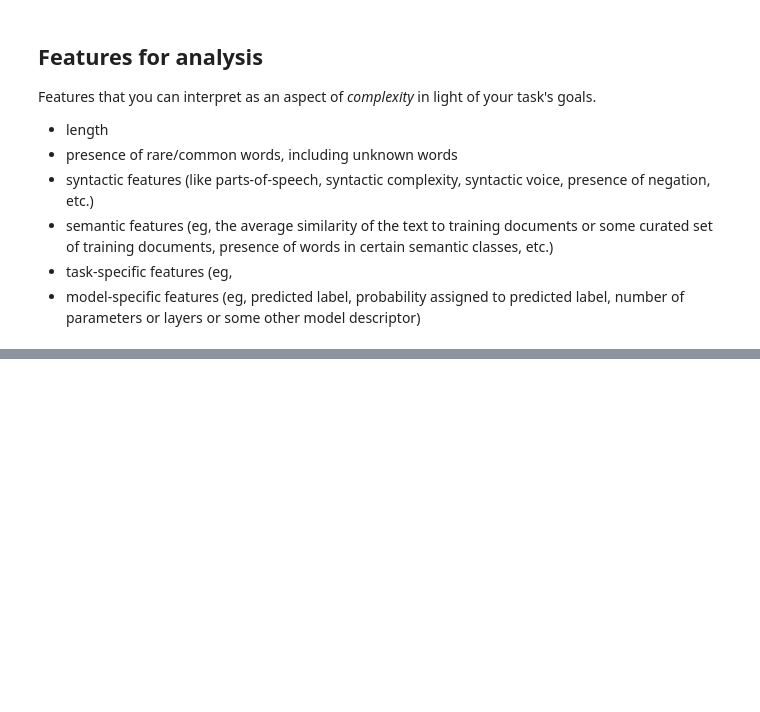
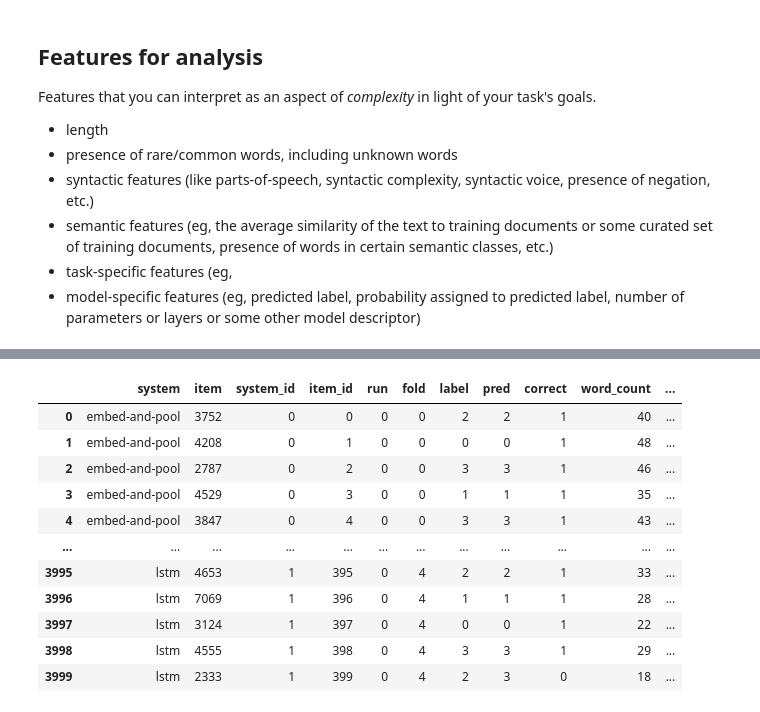
Before and after one commit to HeyeNl/nlp-project1, a Jupyter notebook: part2/project.ipynb, the cells around one changed output, grey strips where cells are left out. Saved outputs shown, nothing was run; the diff lists cells and outputs as text; code cells hidden in the pictures; blank space fills up the shorter version.

```diff
--- a/part2/project.ipynb
+++ b/part2/project.ipynb
@@ -506,0 +1056,88 @@ technology 179 (50,)
+# %%
+import pandas as pd
+
+table = []
+systems = dict()
+items = dict()
+
+# each model uses a certain tokenizer, and we don't want to accidentally use the wrong one
+name_to_tokenizer = {
+    'embed-and-pool': tokenizer_for_bow,
+    'lstm': tokenizer_for_rnn
+}
+
+for model_family, model_data in my_classifiers.items(): # for all our trained classifiers
+    for run, (seed, run_data) in enumerate(zip(my_seeds, model_data)):
+        # we get the devtest set that we kep aside for each run
+        # both texts and labels
+        run_texts = [text for text, label in my_test_sets[run]['devtest']]
+        run_labels = np.array([label for text, label in my_test_sets[run]['devtest']], dtype=int)
+
+        for fold in range(num_folds):
+            # load our model
+            trained_nn = part2.experiment.load(f"results/{model_family}/seed-{seed}/fold-{fold}/model", trained_emb_model)
+            # test it on the devtest
+            logprobs = part2.experiment.predict_logprobs(
+                trained_nn,
+                name_to_tokenizer[model_family],
+                run_texts,
+                64,
+                'cpu'
+            )
+            preds = np.argmax(logprobs, -1)
+
+            # then featurize the texts and compute the correctness flags
+            for i in range(len(preds)):
+
+                # find an int id for each system
+                sid = systems.get(model_family, None)
+                if sid is None:
+                    sid = len(systems)
+                    systems[model_family] = sid
+                # find an int id for each item
+                item = my_test_sets[run]['devtest_ids'][i]
+                item_id = items.get(item, None)
+                if item_id is None:
+                    item_id = len(items)
+                    items[item] = item_id
+
+                # text, pred, and label
+                x = run_texts[i]
+                y_ = preds[i]
+                y = run_labels[i]
+
+                features = extract_features(x)
+
+                # put it all in a table, along with some features
+                table.append([
+                    model_family,
+                    item,
+                    sid,
+                    item_id,
+                    run,
+                    fold,
+                    y,
+                    y_,
+                    int(y == y_), # correctness flag
+                    # some features
+                    features["word_count"],
+                    features["oov_ratio"],
+                    features["domain_count"],
+                    features["reading_ease"]
+                ])
+
+df = pd.DataFrame(table, columns=['system', 'item', 'system_id', 'item_id', 'run', 'fold',  'label', 'pred', 'correct', 'word_count', 'oov_ratio', 'domain_count','reading_ease'])
+df
+# %% [output]
+|  | system | item | system_id | item_id | run | fold | label | pred | correct | word_count | ... |
+| 0 | embed-and-pool | 3752 | 0 | 0 | 0 | 0 | 2 | 2 | 1 | 40 | ... |
+| 1 | embed-and-pool | 4208 | 0 | 1 | 0 | 0 | 0 | 0 | 1 | 48 | ... |
+| 2 | embed-and-pool | 2787 | 0 | 2 | 0 | 0 | 3 | 3 | 1 | 46 | ... |
+| 3 | embed-and-pool | 4529 | 0 | 3 | 0 | 0 | 1 | 1 | 1 | 35 | ... |
+| 4 | embed-and-pool | 3847 | 0 | 4 | 0 | 0 | 3 | 3 | 1 | 43 | ... |
+| ... | ... | ... | ... | ... | ... | ... | ... | ... | ... | ... | ... |
+| 3995 | lstm | 4653 | 1 | 395 | 0 | 4 | 2 | 2 | 1 | 33 | ... |
+| 3996 | lstm | 7069 | 1 | 396 | 0 | 4 | 1 | 1 | 1 | 28 | ... |
+| 3997 | lstm | 3124 | 1 | 397 | 0 | 4 | 0 | 0 | 1 | 22 | ... |
+| 3998 | lstm | 4555 | 1 | 398 | 0 | 4 | 3 | 3 | 1 | 29 | ... |
+| 3999 | lstm | 2333 | 1 | 399 | 0 | 4 | 2 | 3 | 0 | 18 | ... |
```
Also changed, not shown: parts of 90 cells of this notebook.
